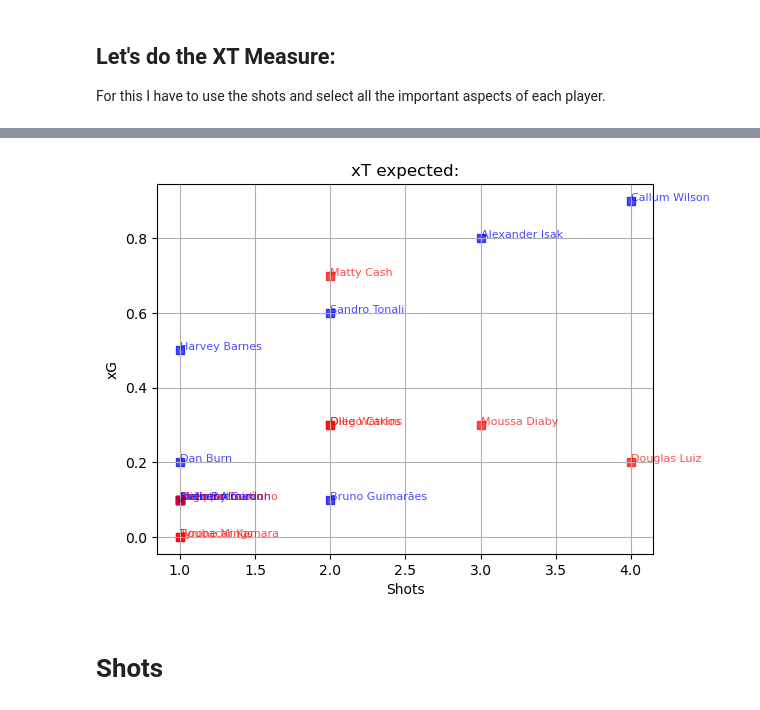
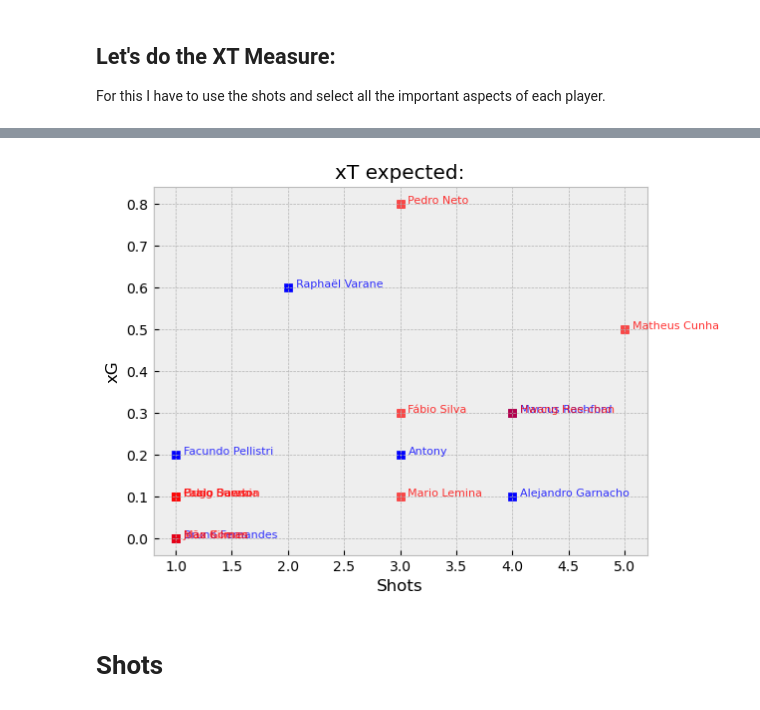
Before and after one commit to danirssx/player_test, a Jupyter notebook: player.ipynb, the cells around one changed output, grey strips where cells are left out. Cells and saved outputs as stored; diff of their text form; code cells hidden in the pictures.

Commit message:
Added styles to the scatter

```diff
--- a/player.ipynb
+++ b/player.ipynb
@@ -3,6 +3,9 @@
 import numpy as np
 import pandas as pd
 import matplotlib.pyplot as plt
+
+## Style plot
+plt.style.use('bmh')
 # %%
 from fbref import BotScrap
 # %% [markdown]
@@ -14,7 +17,7 @@ data = BotScrap()
 
 I want to collect all the important information about the single game.
 # %%
-match_stats = data.get_match('https://fbref.com/en/matches/8ff2f8fe/Newcastle-United-Aston-Villa-August-12-2023-Premier-League')
+match_stats = data.get_match('https://fbref.com/en/matches/f1ecda2c/Manchester-United-Wolverhampton-Wanderers-August-14-2023-Premier-League')
 # %% [markdown]
 `match_stats` will have all the data from game, including `Match`, `Home`, `Away`, `Shots` and `Stats`.
 # %% [markdown]
@@ -50,21 +39,21 @@ Name: Player, dtype: object
 ## Function to put the text to the side of the plot:
 def text_plot(x, y, labels, color):
     for x_val, y_val, name in zip(x, y, labels):
-        plt.text(x_val, y_val, name, fontsize=8, ha='left', color=color, alpha=0.7)
+        plt.text(x_val + 0.07, y_val, name, fontsize=8, animated=True, ha='left', color=color, alpha=0.8)
 # %%
 ### Plot the data
 # Home
-plt.scatter(home_shots['Sh'].values, home_shots['xG'].values, color='blue', marker='s', alpha=0.7)
+plt.scatter(home_shots['Sh'].values, home_shots['xG'].values, color='blue', marker='s')
 text_plot(home_shots['Sh'].values, home_shots['xG'].values, home_shots['Player'].values, 'blue')
 #Away
 plt.scatter(away_shots['Sh'].values, away_shots['xG'].values, color='red', marker='s', alpha=0.7)
 text_plot(away_shots['Sh'].values, away_shots['xG'].values, away_shots['Player'].values, 'red')
 ##
 plt.title('xT expected:')
 plt.xlabel('Shots')
 plt.ylabel('xG')
 plt.grid(True)
 # %% [output]
-[figure, old version]
+[figure, new version]
 # %% [markdown]
 # Shots
```
Also changed, not shown: parts of 1 cell of this notebook.
